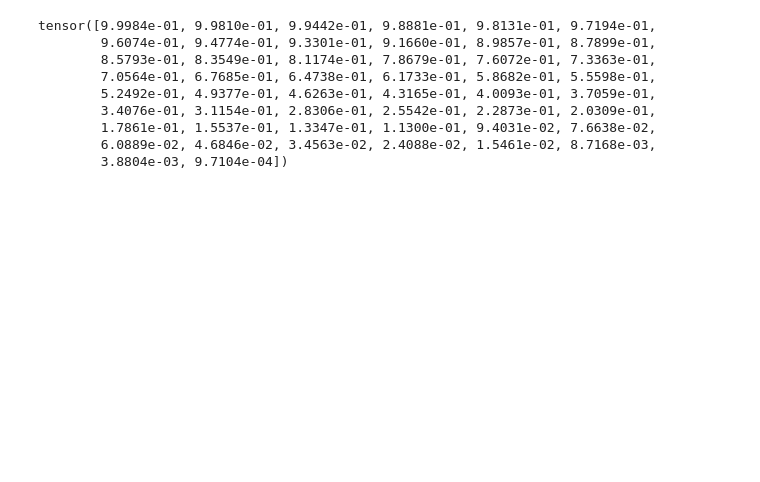
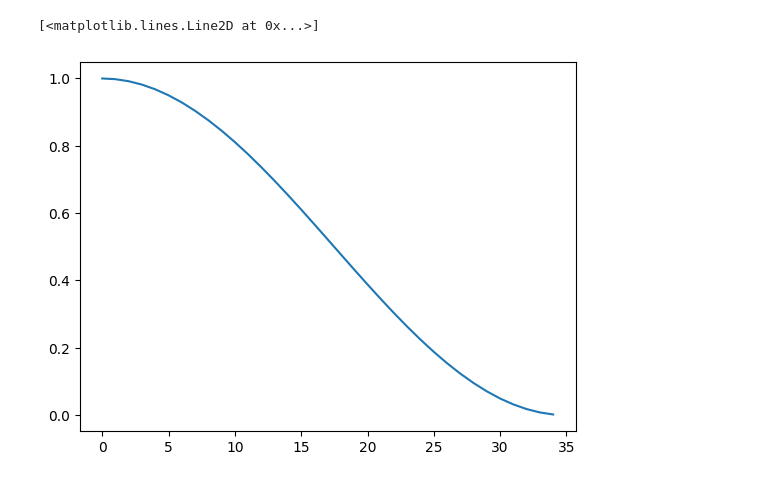
Before and after one commit to Robertleoj/DEEP-final-project, a Jupyter notebook: mnist/main.ipynb, the cells around one changed output. Cells and saved outputs as stored; diff of their text form; code cells hidden in the pictures; blank space fills up the shorter version.

```diff
--- a/mnist/main.ipynb
+++ b/mnist/main.ipynb
@@ -31,3 +34,0 @@ torch.Size([1, 28, 28])
-# %%
-def alphabar_t(t, T, s):
-    return torch.cos(((t / T + s) / (1 + s)) * (torch.pi / 2)) ** 2
@@ -193,16 +91,8 @@ Estimated Total Size (MB): 1.68
 # %%
-T = 50
-s = 0.008
+# precache the alpha_bars
+a_bar = alphabar_t(torch.arange(0, T), T, S)
 
-# precache the alpha_bars
-alphabar_t(torch.arange(0, T), T, s)
+plt.plot(a_bar)
 # %% [output]
-tensor([9.9984e-01, 9.9810e-01, 9.9442e-01, 9.8881e-01, 9.8131e-01, 9.7194e-01,
-        9.6074e-01, 9.4774e-01, 9.3301e-01, 9.1660e-01, 8.9857e-01, 8.7899e-01,
-        8.5793e-01, 8.3549e-01, 8.1174e-01, 7.8679e-01, 7.6072e-01, 7.3363e-01,
-        7.0564e-01, 6.7685e-01, 6.4738e-01, 6.1733e-01, 5.8682e-01, 5.5598e-01,
-        5.2492e-01, 4.9377e-01, 4.6263e-01, 4.3165e-01, 4.0093e-01, 3.7059e-01,
-        3.4076e-01, 3.1154e-01, 2.8306e-01, 2.5542e-01, 2.2873e-01, 2.0309e-01,
-        1.7861e-01, 1.5537e-01, 1.3347e-01, 1.1300e-01, 9.4031e-02, 7.6638e-02,
-        6.0889e-02, 4.6846e-02, 3.4563e-02, 2.4088e-02, 1.5461e-02, 8.7168e-03,
-        3.8804e-03, 9.7104e-04])
+[<matplotlib.lines.Line2D at 0x...>]
+[figure, added]
```
Also changed, not shown: parts of 16 cells of this notebook, 6 other files.
